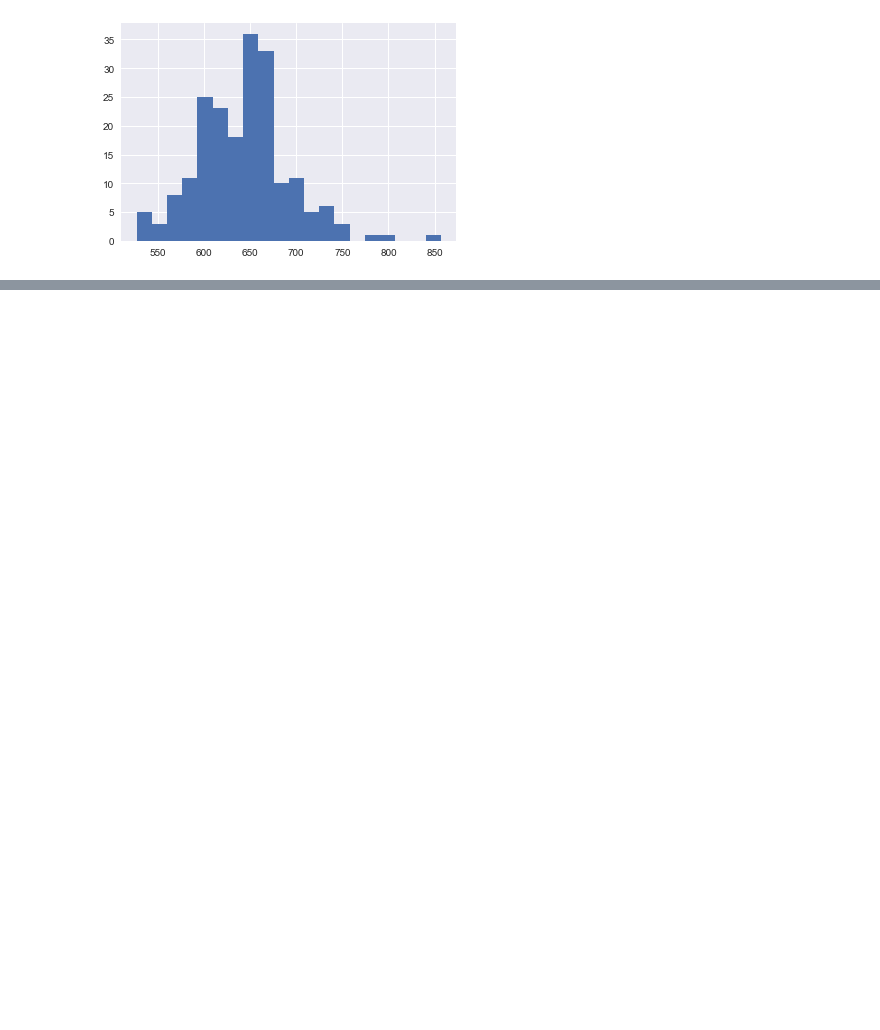
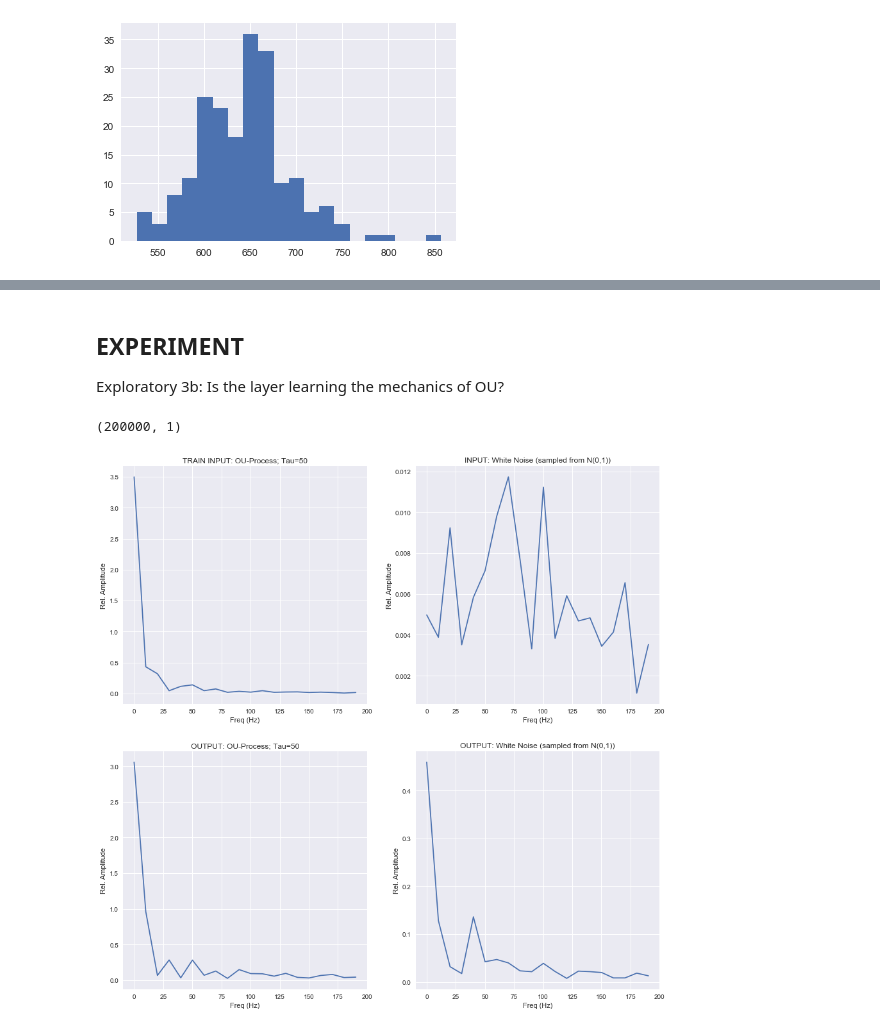
Before and after one commit to nsbspl/async-spike-propagation, a Jupyter notebook: main.ipynb, the cells around one changed output, grey strips where cells are left out. Saved outputs shown, nothing was run; the diff lists cells and outputs as text; code cells hidden in the pictures; blank space fills up the shorter version.

```diff
--- a/main.ipynb
+++ b/main.ipynb
@@ -181,8 +211,11 @@ load_exp1_file = "1000_neurons_200_trials_input=tau_50_regenerated.pkl"
+# %%
+LOAD_POC_2A = True
+load_poc_2a_file = "poc2a__neurons=200__trials=100__input=tau_50_regenerated"
 # %%
-if LOAD_EXP_1:
-    experiment = pickle.load(open(load_exp1_file, 'rb'))
+if LOAD_POC_2A:
+    experiment = Experiment.load(RESULTS_DIR, load_poc_2a_file)
 else:
-    NUM_TRIALS = 200
+    NUM_TRIALS = 100
 
     num_t = np.arange(0.0, t_stop, dt).shape[0]
     inputs = np.empty((num_t, NUM_TRIALS))
@@ -194,8 +227,7 @@ else:
 
     experiment = Experiment(inputs, layer, NUM_TRIALS, dt, t_stop)
     spikes = experiment.run()
-    with open("1000_neurons_200_trials_input=tau_50_regenerated.pkl", 'wb') as pickle_out:
-        pickle.dump(experiment, pickle_out)
+    experiment.save(RESULTS_DIR, load_poc_2a_file)
 # %%
 l2_norms = np.empty((experiment.num_trials))
 
@@ -222,0 +247,3 @@ each presynaptic spike through synaptic waveform *
+# %%
+LOAD_POC_2B = True
+load_poc_2b_file = "poc2b__neurons=200__trials=100__input=tau_50_regenerated"
@@ -233,0 +317,50 @@ for i in range(NUM_TRIALS):
+# %% [markdown]
+## EXPERIMENT
+Exploratory 3b: Is the layer learning the mechanics of OU?
+# %%
+i_white = np.random.normal(0, 1, i_inj.shape) #16.0 + 6.0*
+out_white, _, _, _ = layer.output(i_white, dt, t_stop)
+# %%
+i_white.shape
+# %% [output]
+(200000, 1)
+# %%
+SAMPLE_LEN = 1000
+dt_secs = dt / 1000.0
+# fft_N = np.arange(0.0, SAMPLE_LEN, dt).shape[0]
+
+i_inj_fft = scipy.fftpack.fft(i_inj[:SAMPLE_LEN, 0])
+i_white_fft = scipy.fftpack.fft(i_white[:SAMPLE_LEN, 0])
+
+ou_output_fft = scipy.fftpack.fft(out[:SAMPLE_LEN, 0])
+white_output_fft = scipy.fftpack.fft(out_white[:SAMPLE_LEN, 0])
+
+xf = np.linspace(0.0, 1.0/(2.0*dt_secs), SAMPLE_LEN/2)
+
+_, axs = plt.subplots(nrows=2, ncols=2, figsize=(15,15))
+
+FREQ_START = 0
+FREQ_END = 20 # SAMPLE_LEN//2
+
+axs[0, 0].plot(xf[FREQ_START:FREQ_END], 2.0/fft_N * np.abs(i_inj_fft[FREQ_START:FREQ_END]))
+axs[0, 0].set_title('TRAIN INPUT: OU-Process; Tau=50')
+axs[0, 0].set_xlabel('Freq (Hz)')
+axs[0, 0].set_ylabel('Rel. Amplitude')
+axs[1, 0].plot(xf[FREQ_START:FREQ_END], 2.0/fft_N * np.abs(ou_output_fft[FREQ_START:FREQ_END]))
+axs[1, 0].title.set_text('OUTPUT: OU-Process; Tau=50')
+axs[1, 0].set_xlabel('Freq (Hz)')
+axs[1, 0].set_ylabel('Rel. Amplitude')
+
+axs[0, 1].plot(xf[FREQ_START:FREQ_END], 2.0/fft_N * np.abs(i_white_fft[FREQ_START:FREQ_END]))
+axs[0, 1].set_title('INPUT: White Noise (sampled from N(0,1))')
+axs[0, 1].set_xlabel('Freq (Hz)')
+axs[0, 1].set_ylabel('Rel. Amplitude')
+axs[1, 1].plot(xf[FREQ_START:FREQ_END], 2.0/fft_N * np.abs(white_output_fft[FREQ_START:FREQ_END]))
+axs[1, 1].set_title('OUTPUT: White Noise (sampled from N(0,1))')
+axs[1, 1].set_xlabel('Freq (Hz)')
+axs[1, 1].set_ylabel('Rel. Amplitude')
+
+plt.show()
+# plt.savefig('fft_ou_vs_white_full.png')
+# %% [output]
+[figure, added]
```
Also changed, not shown: parts of 31 cells of this notebook, 4 other files.
